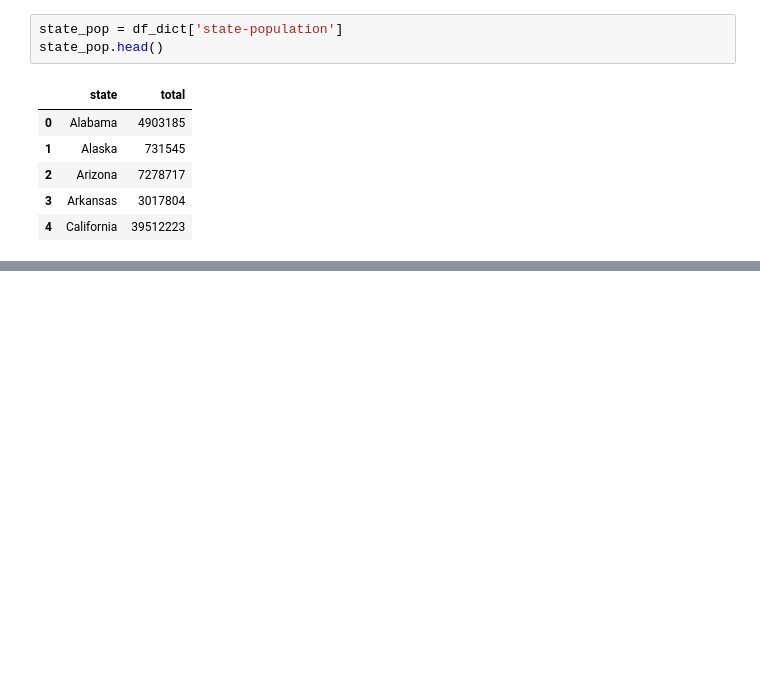
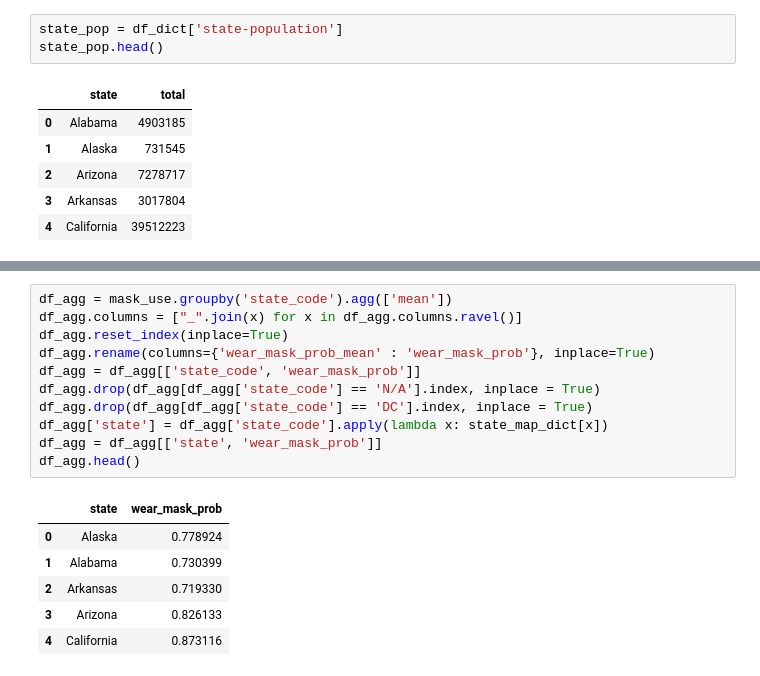
Before and after one commit to cengc13/data1050-final-project, a Jupyter notebook: Enhancement.ipynb, the cells around one changed output, grey strips where cells are left out. Cells and saved outputs as stored; diff of their text form; blank space fills up the shorter version.

```diff
--- a/Enhancement.ipynb
+++ b/Enhancement.ipynb
@@ -62,0 +78,18 @@ df_merged =
+# %%
+df_agg = mask_use.groupby('state_code').agg(['mean'])
+df_agg.columns = ["_".join(x) for x in df_agg.columns.ravel()]
+df_agg.reset_index(inplace=True)
+df_agg.rename(columns={'wear_mask_prob_mean' : 'wear_mask_prob'}, inplace=True)
+df_agg = df_agg[['state_code', 'wear_mask_prob']]
+df_agg.drop(df_agg[df_agg['state_code'] == 'N/A'].index, inplace = True)
+df_agg.drop(df_agg[df_agg['state_code'] == 'DC'].index, inplace = True)
+df_agg['state'] = df_agg['state_code'].apply(lambda x: state_map_dict[x])
+df_agg = df_agg[['state', 'wear_mask_prob']]
+df_agg.head()
+# %% [output]
+|  | state | wear_mask_prob |
+| 0 | Alaska | 0.778924 |
+| 1 | Alabama | 0.730399 |
+| 2 | Arkansas | 0.719330 |
+| 3 | Arizona | 0.826133 |
+| 4 | California | 0.873116 |
```
Also changed, not shown: parts of 23 cells of this notebook, 3 other files.
